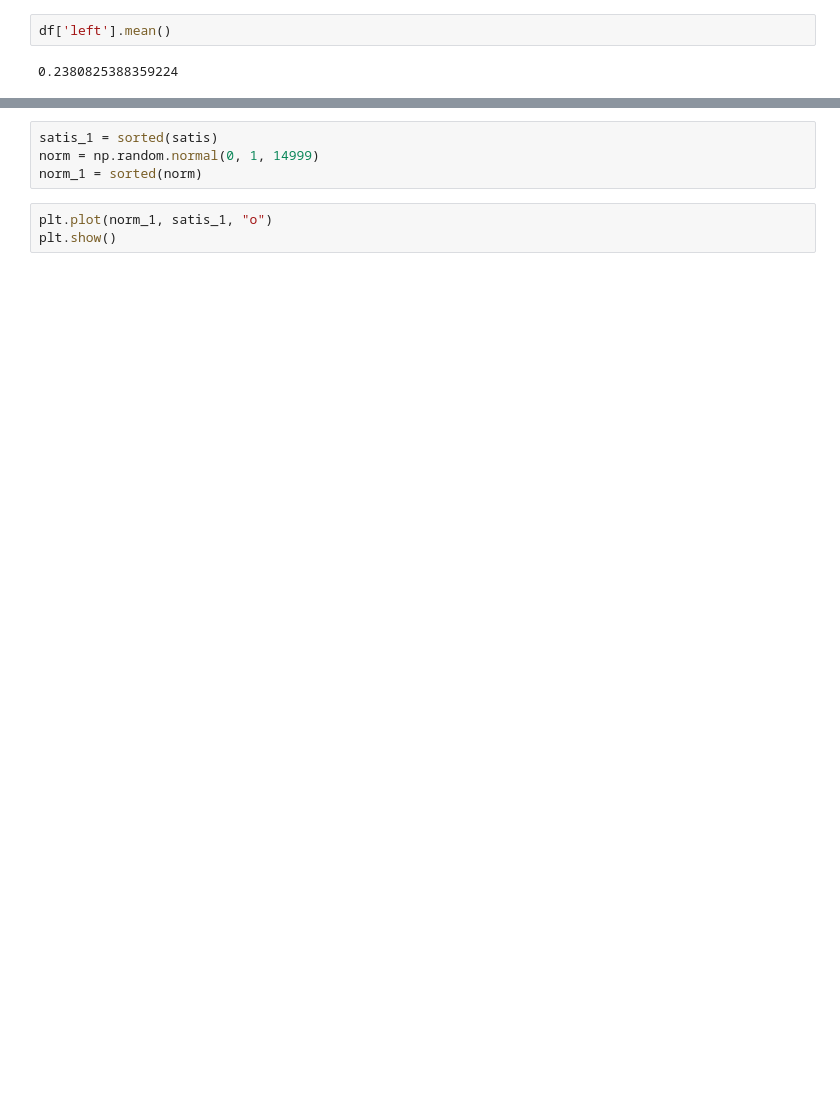
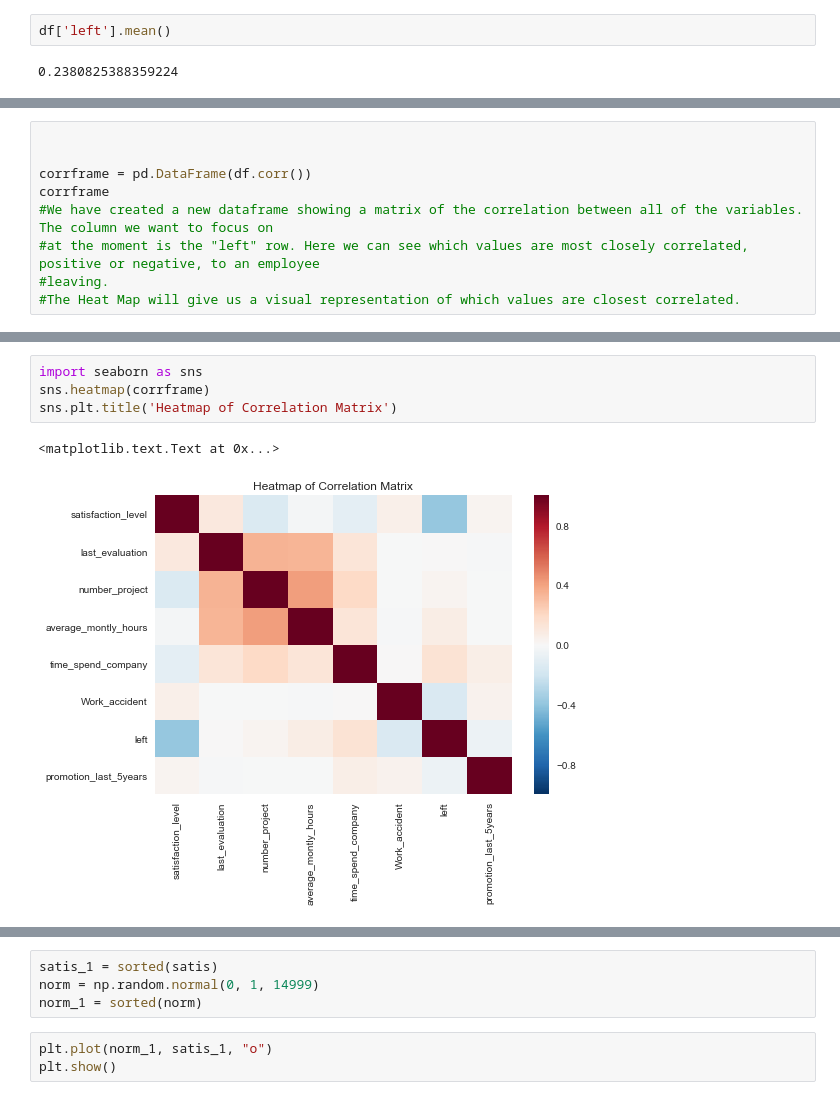
Before and after one commit to conb1299/Draft-1, a Jupyter notebook: Draft 1.ipynb, the cells around one changed output, grey strips where cells are left out. Cells and saved outputs as stored; diff of their text form; blank space fills up the shorter version.

```diff
--- a/Draft 1.ipynb
+++ b/Draft 1.ipynb
@@ -50,0 +66,9 @@ left= df['left']
+# %%
+
+
+corrframe = pd.DataFrame(df.corr())
+corrframe
+#We have created a new dataframe showing a matrix of the correlation between all of the variables. The column we want to focus on
+#at the moment is the "left" row. Here we can see which values are most closely correlated, positive or negative, to an employee
+#leaving.
+#The Heat Map will give us a visual representation of which values are closest correlated.
@@ -50,0 +85,7 @@ left= df['left']
+# %%
+import seaborn as sns
+sns.heatmap(corrframe)
+sns.plt.title('Heatmap of Correlation Matrix')
+# %% [output]
+<matplotlib.text.Text at 0x...>
+[figure, added]
```
Also changed, not shown: parts of 24 cells of this notebook.
